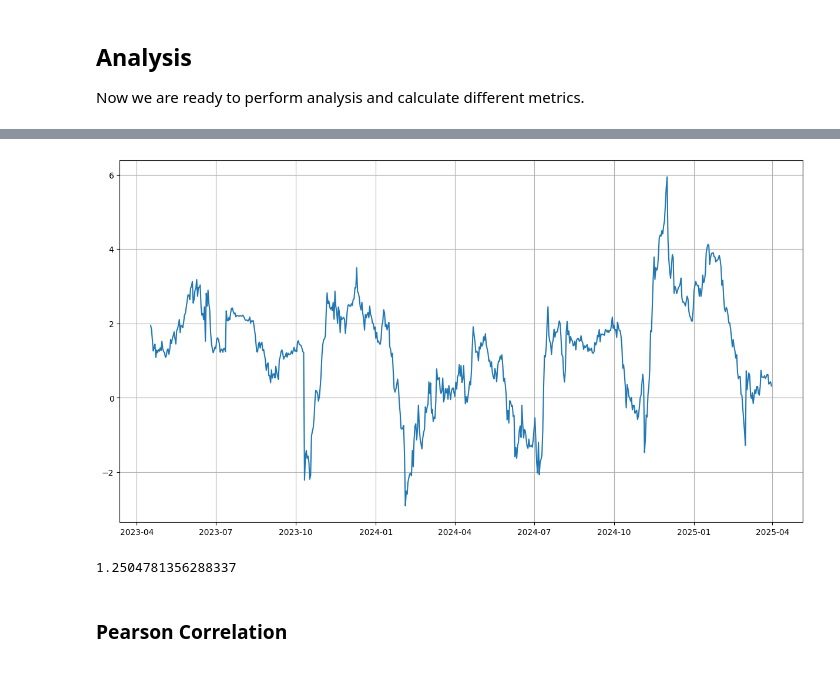
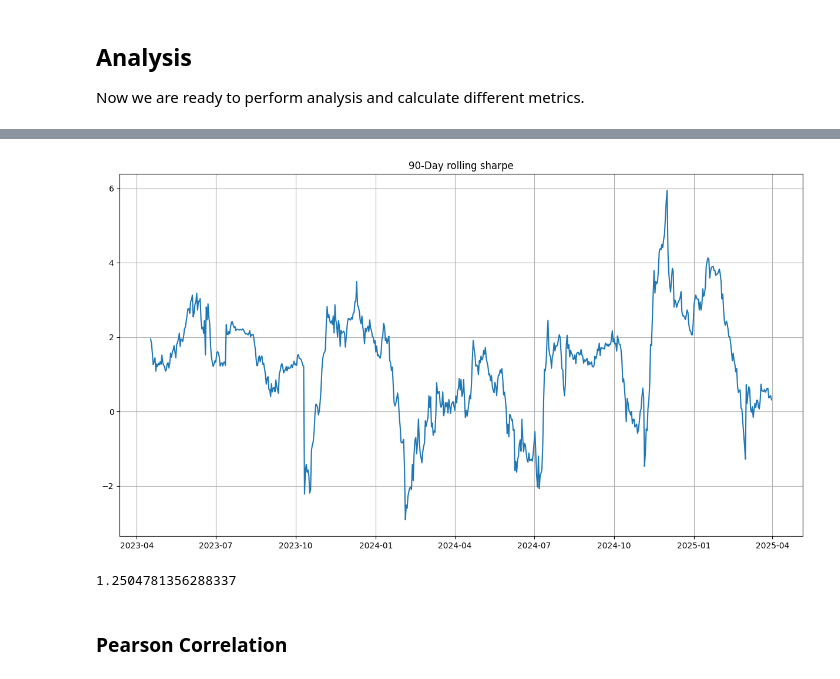
Before and after one commit to ErmalBejko/personal_portfolio_analysis, a Jupyter notebook: portfolio_analysis.ipynb, the cells around one changed output, grey strips where cells are left out. Cells and saved outputs as stored; diff of their text form; code cells hidden in the pictures.

```diff
--- a/portfolio_analysis.ipynb
+++ b/portfolio_analysis.ipynb
@@ -322,12 +342,14 @@ plt.show();
 # %%
 sharpe_ratio_rolling = pf_90d_rets/pf_90d_vol*np.sqrt(365)
 plt.figure(figsize=(15, 8))
 plt.plot(full_portfolio['date'], sharpe_ratio_rolling, label='90 day rolling sharpe')
+plt.title('90-Day rolling sharpe')
 plt.grid(True)
+plt.savefig('./reports/figures/rolling_sharpe.png')
 plt.show();
 print(sharpe_ratio_rolling.mean())
 # %% [output]
-[figure, old version]
+[figure, new version]
 1.2504781356288337
 # %% [markdown]
 ### Pearson Correlation
```
Also changed, not shown: parts of 16 cells of this notebook.
